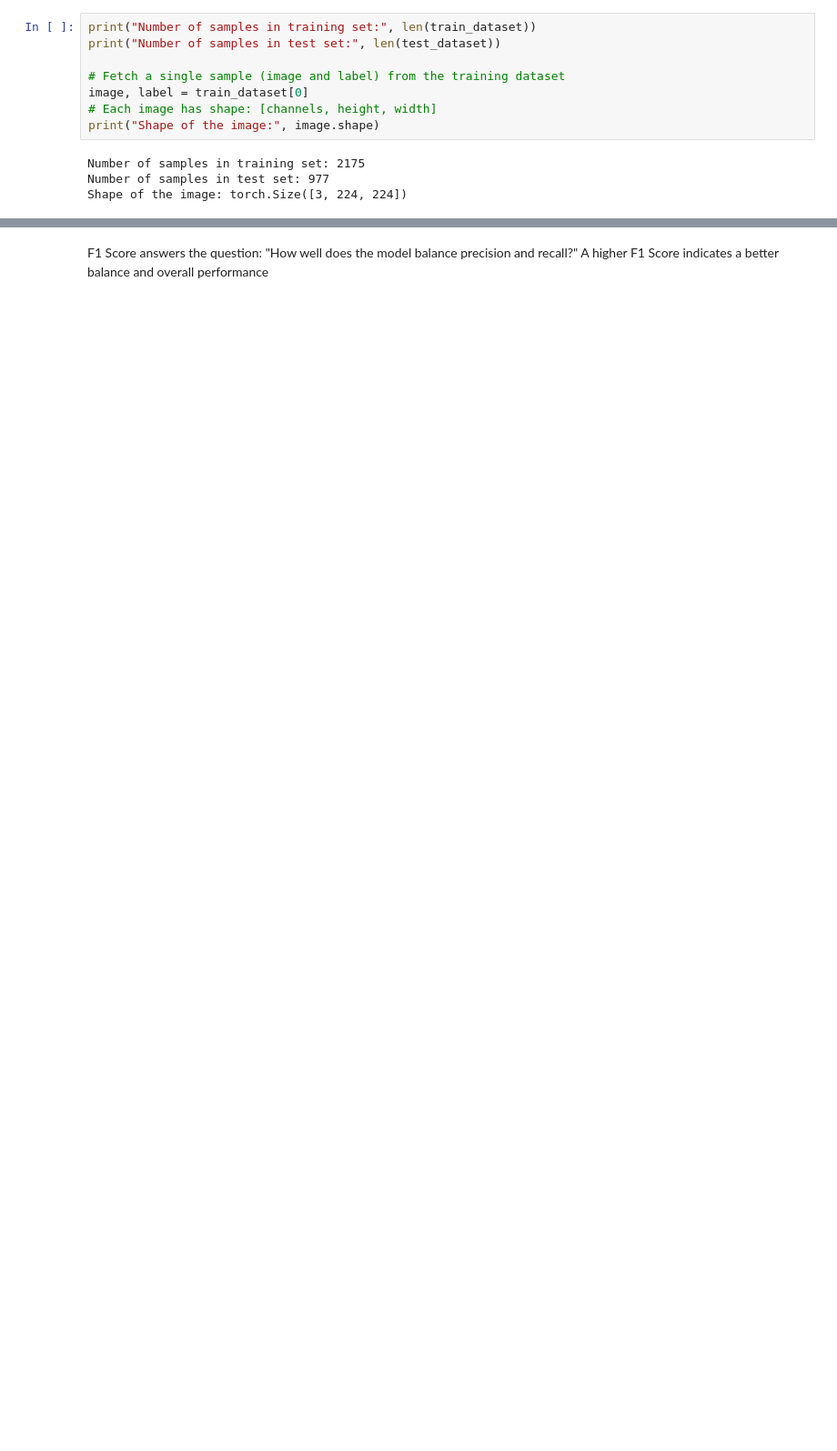
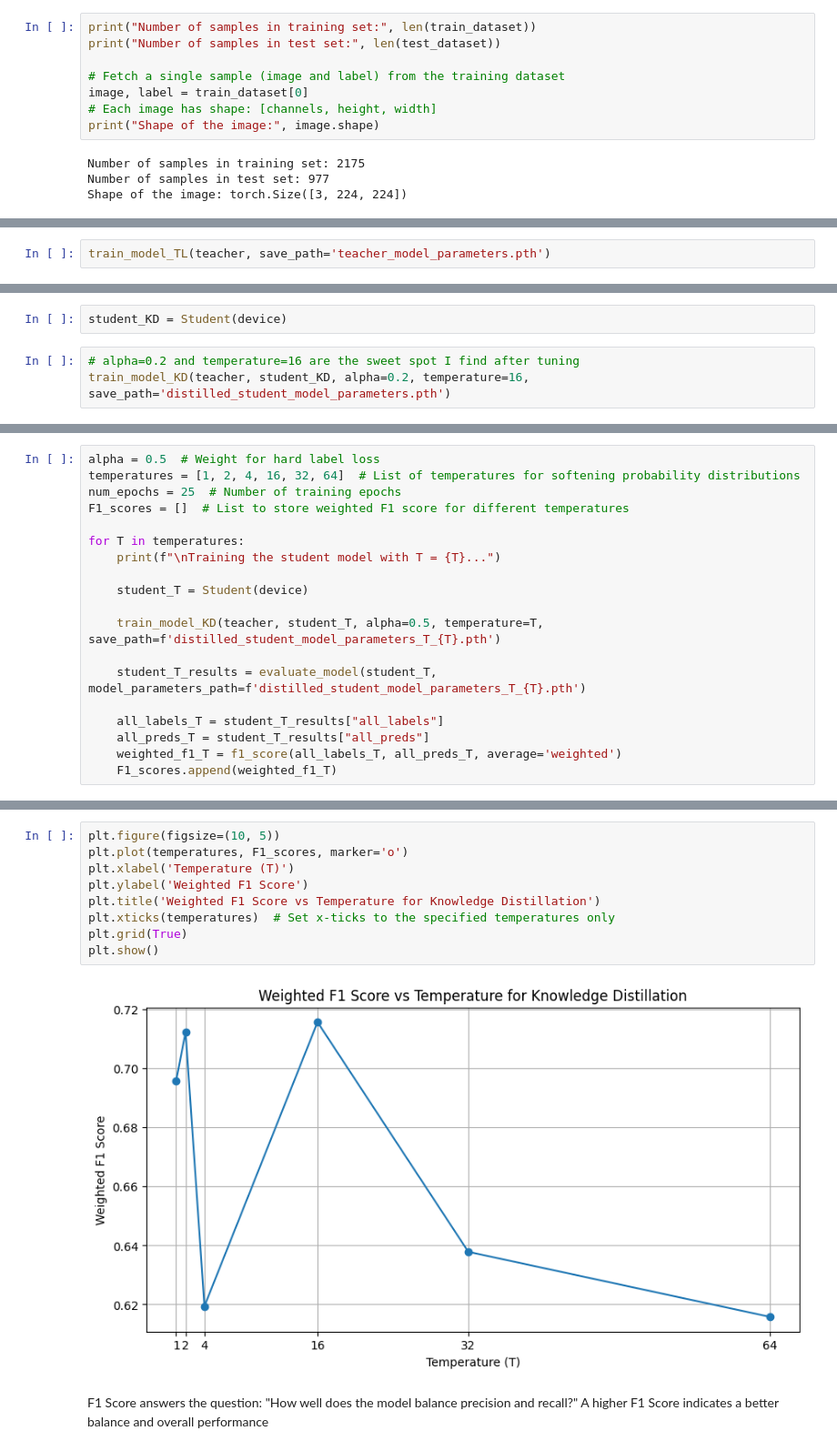
Before and after one commit to sunhuanhuan920/ECE1512_2023F_ProjectRepo_Zhenhuan_Sun, a Jupyter notebook: Project A/Task_2.ipynb, the cells around one changed output, grey strips where cells are left out. Shown at 91% size. Drawn from its saved outputs; the diff is of its cells as text; blank space fills up the shorter version.

```diff
--- a/Project A/Task_2.ipynb
+++ b/Project A/Task_2.ipynb
@@ -415,0 +436,2 @@ weighted avg   0.827903  0.829069  0.825797       977
+# %%
+train_model_TL(teacher, save_path='teacher_model_parameters.pth')
@@ -415,0 +478,5 @@ weighted avg   0.827903  0.829069  0.825797       977
+# %%
+student_KD = Student(device)
+# %%
+# alpha=0.2 and temperature=16 are the sweet spot I find after tuning
+train_model_KD(teacher, student_KD, alpha=0.2, temperature=16, save_path='distilled_student_model_parameters.pth')
@@ -415,0 +567,19 @@ weighted avg   0.827903  0.829069  0.825797       977
+# %%
+alpha = 0.5  # Weight for hard label loss
+temperatures = [1, 2, 4, 16, 32, 64]  # List of temperatures for softening probability distributions
+num_epochs = 25  # Number of training epochs
+F1_scores = []  # List to store weighted F1 score for different temperatures
+
+for T in temperatures:
+    print(f"\nTraining the student model with T = {T}...")
+
+    student_T = Student(device)
+
+    train_model_KD(teacher, student_T, alpha=0.5, temperature=T, save_path=f'distilled_student_model_parameters_T_{T}.pth')
+
+    student_T_results = evaluate_model(student_T, model_parameters_path=f'distilled_student_model_parameters_T_{T}.pth')
+
+    all_labels_T = student_T_results["all_labels"]
+    all_preds_T = student_T_results["all_preds"]
+    weighted_f1_T = f1_score(all_labels_T, all_preds_T, average='weighted')
+    F1_scores.append(weighted_f1_T)
@@ -416,2 +604,13 @@ weighted avg   0.827903  0.829069  0.825797       977
+# %%
+plt.figure(figsize=(10, 5))
+plt.plot(temperatures, F1_scores, marker='o')
+plt.xlabel('Temperature (T)')
+plt.ylabel('Weighted F1 Score')
+plt.title('Weighted F1 Score vs Temperature for Knowledge Distillation')
+plt.xticks(temperatures)  # Set x-ticks to the specified temperatures only
+plt.grid(True)
+plt.show()
+# %% [output]
+[figure, added]
 # %% [markdown]
 F1 Score answers the question: "How well does the model balance precision and recall?" A higher F1 Score indicates a better balance and overall performance
```
Also changed, not shown: parts of 76 cells of this notebook.
